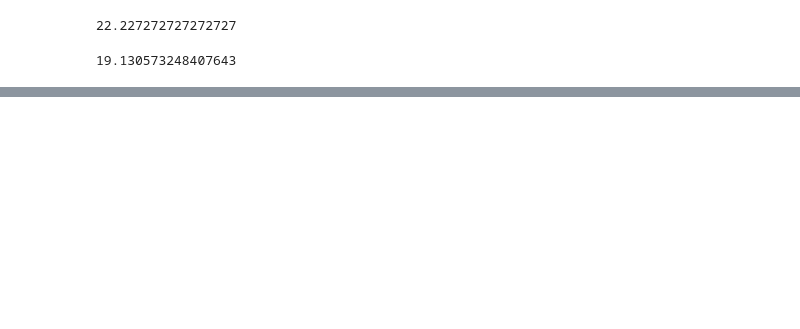
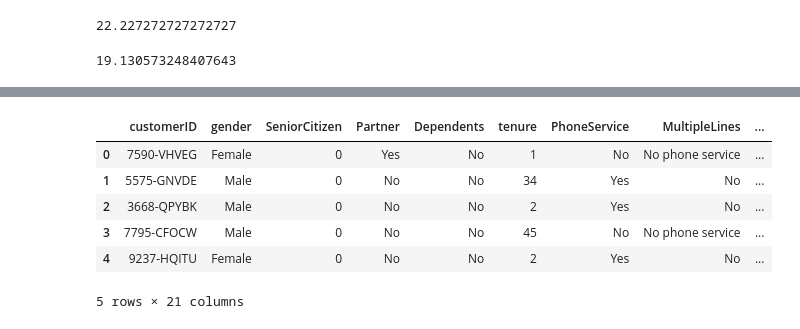
Before and after one commit to Brooke-Holyoak/statistics-exercises, a Jupyter notebook: hypothesis_testing.ipynb, the cells around one changed output, grey strips where cells are left out. Drawn from its saved outputs; the diff is of its cells as text; code cells hidden in the pictures; blank space fills up the shorter version.

```diff
--- a/hypothesis_testing.ipynb
+++ b/hypothesis_testing.ipynb
@@ -320,0 +345,10 @@ mpg_auto.mean()
+# %%
+df.head()  #let's take a look at our data
+# %% [output]
+|  | customerID | gender | SeniorCitizen | Partner | Dependents | tenure | PhoneService | MultipleLines | ... |
+| 0 | 7590-VHVEG | Female | 0 | Yes | No | 1 | No | No phone service | ... |
+| 1 | 5575-GNVDE | Male | 0 | No | No | 34 | Yes | No | ... |
+| 2 | 3668-QPYBK | Male | 0 | No | No | 2 | Yes | No | ... |
+| 3 | 7795-CFOCW | Male | 0 | No | No | 45 | No | No phone service | ... |
+| 4 | 9237-HQITU | Female | 0 | No | No | 2 | Yes | No | ... |
+5 rows × 21 columns
```
Also changed, not shown: parts of 29 cells of this notebook.
